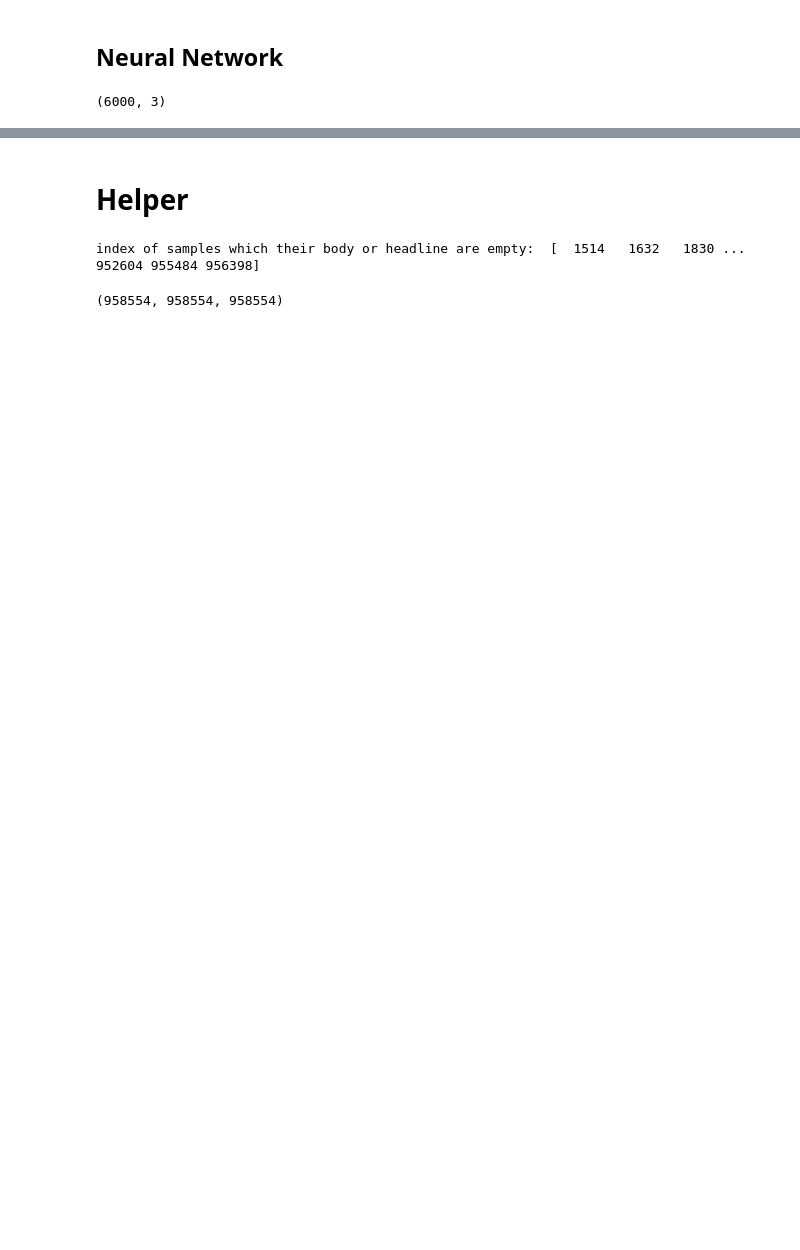
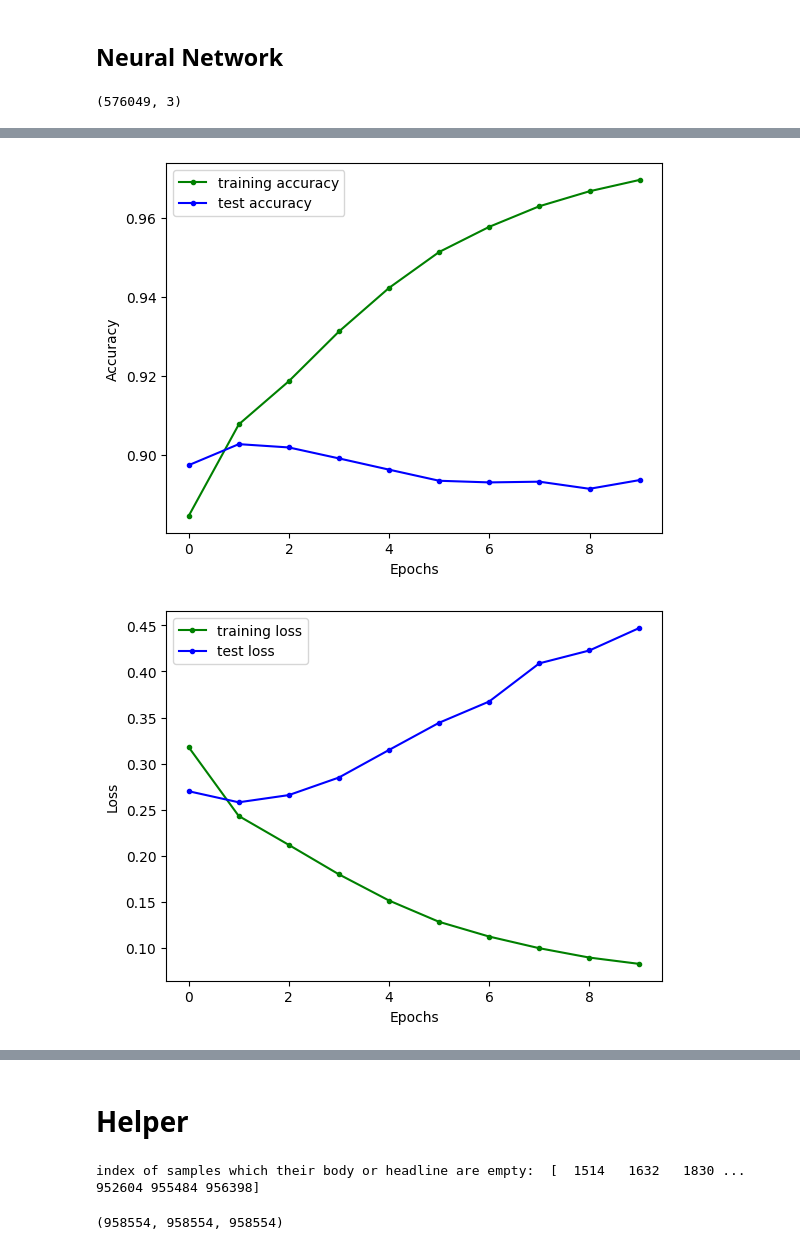
Before and after one commit to amirezzati/Reviews-Sentiment-Analysis, a Jupyter notebook: Reviews_Sentiment_Analysis.ipynb, the cells around one changed output, grey strips where cells are left out. Cells and saved outputs as stored; diff of their text form; code cells hidden in the pictures; blank space fills up the shorter version.

```diff
--- a/Reviews_Sentiment_Analysis.ipynb
+++ b/Reviews_Sentiment_Analysis.ipynb
@@ -287,11 +312,11 @@ X_dev = [headline_dev, body_dev]
 X_test = [headline_test, body_test]
 
 
-y_trainn = to_categorical(y_train)[:, 1:4]
-y_devv = to_categorical(y_dev)[:, 1:4]
-y_testt = to_categorical(y_test)[:, 1:4]
+y_train_OH = to_categorical(y_train)[:, 1:4]
+y_dev_OH = to_categorical(y_dev)[:, 1:4]
+y_test_OH = to_categorical(y_test)[:, 1:4]
 
-validation_data = (X_dev[1], y_devv)
-y_trainn.shape
+validation_data = (X_dev, y_dev_OH)
+y_train_OH.shape
 # %% [output]
-(6000, 3)
+(576049, 3)
@@ -298,29 +348,33 @@ y_trainn.shape
 # %%
-# Funcionl Model
-input1 = Input(shape=np.array(X_train[0]).shape[1:])
-input2 = Input(shape=np.array(X_train[1]).shape[1:])
+# Functional Model
+input1 = Input(shape=X_train[0].shape[1:], sparse=True)
+input2 = Input(shape=X_train[1].shape[1:], sparse=True)
 
-# x1 = LSTM(128, return_sequences=True)(input1)
-# x1 = LSTM(128)(input1)
+d1 = Dense(128, activation='relu')(input1)
+d1 = Dropout(0.2)(d1)
+d1 = BatchNormalization()(d1)
 
-# x2 = LSTM(128, return_sequences=True)(input2)
-# x2 = LSTM(128)(input2)
+d2 = Dense(128, activation='relu')(input2)
+d2 = Dropout(0.2)(d2)
+d2 = BatchNormalization()(d2)
 
-# c = Concatenate(axis=0)([input1, input1])
+c = Concatenate()([d1, d2])
 
-d = Dense(256, activation='relu')(input1)
-# d = Dense(256, activation='relu')(d)
-d = Dense(64, activation='relu')(d)
+d = Dense(64, activation='relu')(c)
+d = Dropout(0.2)(d)
+d = BatchNormalization()(d)
 
-output = Dense(3, activation="sigmoid")(d)
+output = Dense(3, activation="softmax")(d)
 
 # Compile the Model
-model = Model(inputs=input1, outputs=output)
-model.compile(loss="binary_crossentropy", optimizer=Adam(), metrics=['accuracy'])
+model = Model(inputs=[input1, input2], outputs=output)
+model.compile(loss="categorical_crossentropy", optimizer=Adam(0.001), metrics=['accuracy'])
 # %%
 # train the model
-filepath = 'NN_model.hdf5'
+filepath = basePath + 'NN_model.hdf5'
 checkpoint = ModelCheckpoint(filepath=filepath, monitor='val_accuracy', verbose=0, save_best_only=True, mode='max')
-history = model.fit(X_train[1], y_trainn, validation_data=validation_data, epochs=20, batch_size=250, verbose=2, callbacks=[checkpoint]).history
-model = load_model(filepath)
+with tf.device('/GPU:0'):
+  history = model.fit(X_train, y_train_OH, validation_data=validation_data, epochs=10, batch_size=512, verbose=1, callbacks=[checkpoint]).history
+
+showPlots(history)
 # %% [output]
@@ -343,0 +401,2 @@ Epoch 20/20
+[figure, added]
+[figure, added]
```
Also changed, not shown: parts of 23 cells of this notebook.
